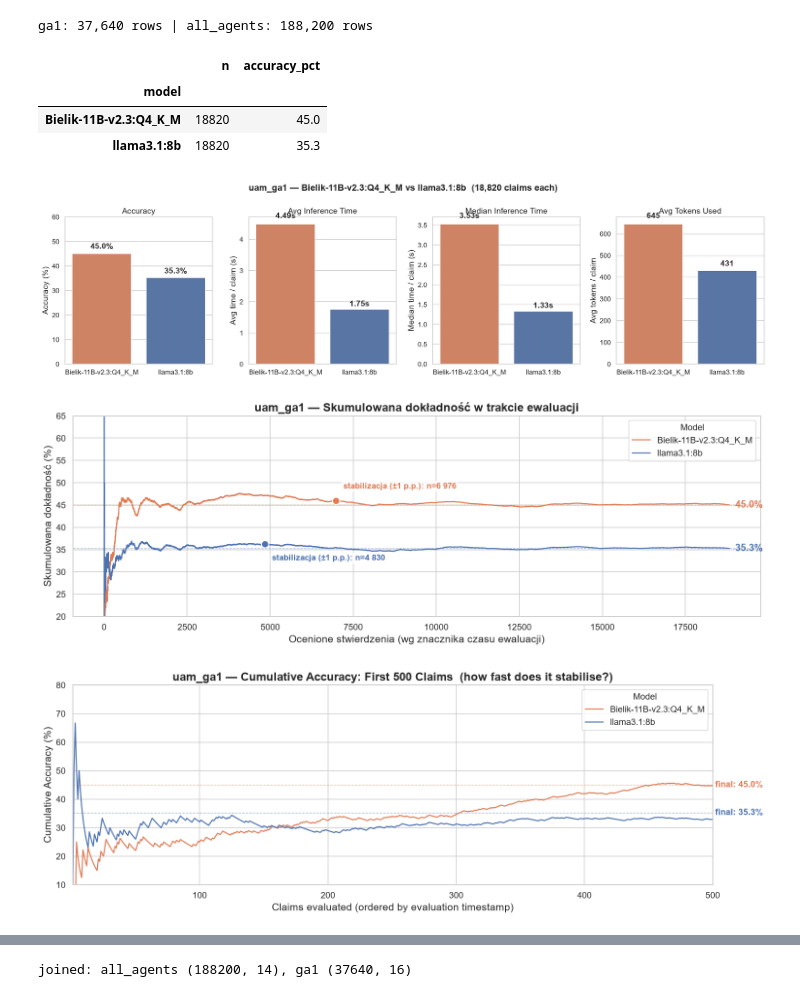
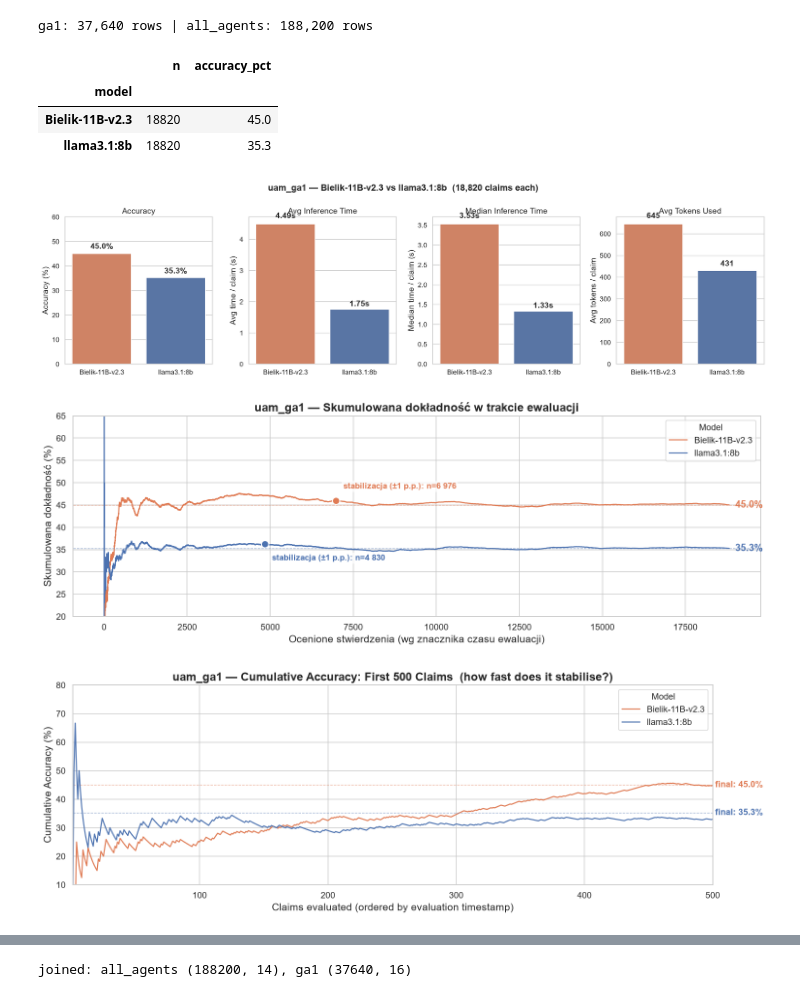
Before and after one commit to Wilsonuep/claims_processing, a Jupyter notebook: notebooks/data_discovery.ipynb, the cells around one changed output, grey strips where cells are left out. Saved outputs shown, nothing was run; the diff lists cells and outputs as text; code cells hidden in the pictures.

```diff
--- a/notebooks/data_discovery.ipynb
+++ b/notebooks/data_discovery.ipynb
@@ -32,10 +32,10 @@ plt.rcParams.update({
     "figure.titlesize": 16,
 })
 
-PALETTE = {'Bielik-11B-v2.3:Q4_K_M': '#E07B54', 'llama3.1:8b': '#4C72B0'}
+PALETTE = {'Bielik-11B-v2.3': '#E07B54', 'llama3.1:8b': '#4C72B0'}
 
 def _short_model(m):
-    return 'Bielik-11B-v2.3:Q4_K_M' if 'Bielik' in str(m) else 'llama3.1:8b'
+    return 'Bielik-11B-v2.3' if 'Bielik' in str(m) else 'llama3.1:8b'
 
 # --- uam_ga1 (both models, all 18,820 claims each) ---
 ga1 = pd.read_sql_query("""
@@ -89,11 +89,11 @@ ga1.groupby('model').agg(
 ga1: 37,640 rows | all_agents: 188,200 rows
 |  | n | accuracy_pct |
 | model |  |  |
-| Bielik-11B-v2.3:Q4_K_M | 18820 | 45.0 |
+| Bielik-11B-v2.3 | 18820 | 45.0 |
 | llama3.1:8b | 18820 | 35.3 |
 # %%
 # ── Graph 1 ── uam_ga1: side-by-side model comparison
-model_order = ['Bielik-11B-v2.3:Q4_K_M', 'llama3.1:8b']
+model_order = ['Bielik-11B-v2.3', 'llama3.1:8b']
 summary_g1 = (
     ga1.groupby('model')
     .agg(accuracy_pct=('is_correct',   lambda s: s.mean() * 100),
@@ -105,45 +105,45 @@ summary_g1 = (
 )
 
 fig, axes = plt.subplots(1, 4, figsize=(18, 5))
-fig.suptitle('uam_ga1 — Bielik-11B-v2.3:Q4_K_M vs llama3.1:8b  (18,820 claims each)',
+fig.suptitle('uam_ga1 — Bielik-11B-v2.3 vs llama3.1:8b  (18,820 claims each)',
              fontsize=16, fontweight='bold')
 
 specs = [
     ('accuracy_pct', 'Accuracy (%)',          'Accuracy',             '{:.1f}%', (0, 60)),
     ('avg_time',     'Avg time / claim (s)',   'Avg Inference Time',   '{:.2f}s', None),
     ('median_time',  'Median time / claim (s)','Median Inference Time','{:.2f}s', None),
     ('avg_tokens',   'Avg tokens / claim',     'Avg Tokens Used',      '{:.0f}',  None),
 ]
 for ax, (col, ylabel, title, fmt, ylim) in zip(axes, specs):
     sns.barplot(data=summary_g1, x='model', y=col,
                 hue='model', palette=PALETTE, order=model_order,
                 errorbar=None, legend=False, ax=ax)
     for container in ax.containers:
         for bar in container:
             if bar is None:
                 continue
             h = bar.get_height()
             ax.text(bar.get_x() + bar.get_width() / 2, h * 1.03,
                     fmt.format(h), ha='center', va='bottom',
                     fontweight='bold', fontsize=14)
     ax.set_title(title, fontsize=14)
     ax.set_ylabel(ylabel)
     ax.set_xlabel('')
     if ylim:
         ax.set_ylim(*ylim)
 
 plt.tight_layout()
 plt.show()
 # %% [output]
-[figure, old version]
+[figure, new version]
 # %%
 # == Wykres 2 == Skumulowana dokładność w trakcie ewaluacji (punkt stabilizacji ±1 p.p.)
 THRESH = 1.0   # p.p. — próg stabilizacji względem wartości końcowej
-PT_OFFS = {'Bielik-11B-v2.3:Q4_K_M': (10, 16), 'llama3.1:8b': (10, -22)}
+PT_OFFS = {'Bielik-11B-v2.3': (10, 16), 'llama3.1:8b': (10, -22)}
 
 fig, ax = plt.subplots(figsize=(14, 5))
 
-for model in ['Bielik-11B-v2.3:Q4_K_M', 'llama3.1:8b']:
+for model in ['Bielik-11B-v2.3', 'llama3.1:8b']:
     grp = (ga1[ga1.model == model]
            .sort_values('created_at')
            .reset_index(drop=True))
@@ -184,14 +184,14 @@ ax.legend(title='Model', loc='upper right')
 plt.tight_layout()
 plt.show()
 # %% [output]
-[figure, old version]
+[figure, new version]
 # %%
 # ── Graph 2a ── Cumulative accuracy — first 500 claims (early stabilization)
 EARLY_CUTOFF = 500
 
 fig, ax = plt.subplots(figsize=(14, 5))
 
-for model in ['Bielik-11B-v2.3:Q4_K_M', 'llama3.1:8b']:
+for model in ['Bielik-11B-v2.3', 'llama3.1:8b']:
     grp = (ga1[ga1.model == model]
            .sort_values('created_at')
            .reset_index(drop=True))
@@ -216,7 +216,7 @@ ax.legend(title='Model')
 plt.tight_layout()
 plt.show()
 # %% [output]
-[figure, old version]
+[figure, new version]
 # %%
 # ── Graph 3 ── Temporal inference time across the evaluation run
 # sharey=True enforces the same y-scale on both subplots; ylim clips outliers
```
Also changed, not shown: parts of 9 cells of this notebook, 36 other files.
